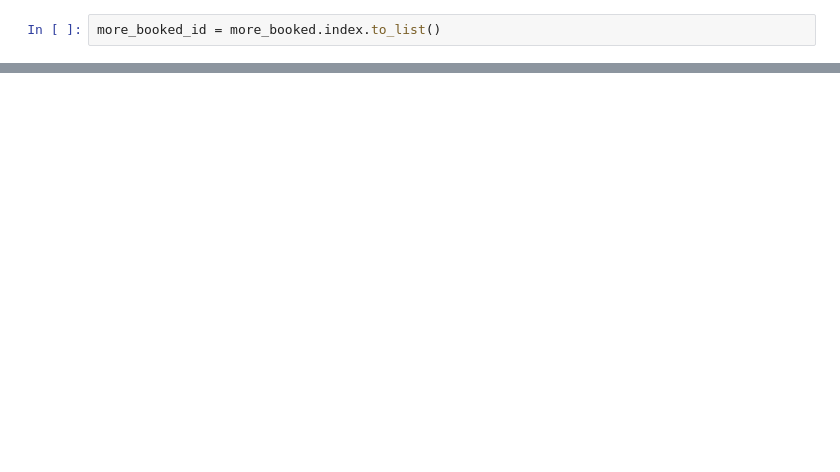
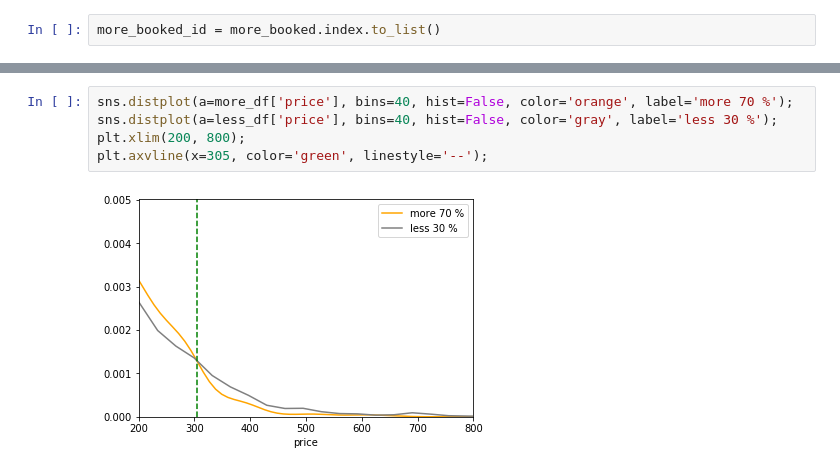
Before and after one commit to yuckiymouse/udacity_pro1_boston_airbnb, a Jupyter notebook: boston-airbnb-data.ipynb, the cells around one changed output, grey strips where cells are left out. Saved outputs shown, nothing was run; the diff lists cells and outputs as text; blank space fills up the shorter version.

```diff
--- a/boston-airbnb-data.ipynb
+++ b/boston-airbnb-data.ipynb
@@ -960,0 +376,7 @@ lis[lis.instant_bookable == 't']
+# %%
+sns.distplot(a=more_df['price'], bins=40, hist=False, color='orange', label='more 70 %');
+sns.distplot(a=less_df['price'], bins=40, hist=False, color='gray', label='less 30 %');
+plt.xlim(200, 800);
+plt.axvline(x=305, color='green', linestyle='--');
+# %% [output]
+[figure, added]
```
Also changed, not shown: parts of 105 cells of this notebook.
